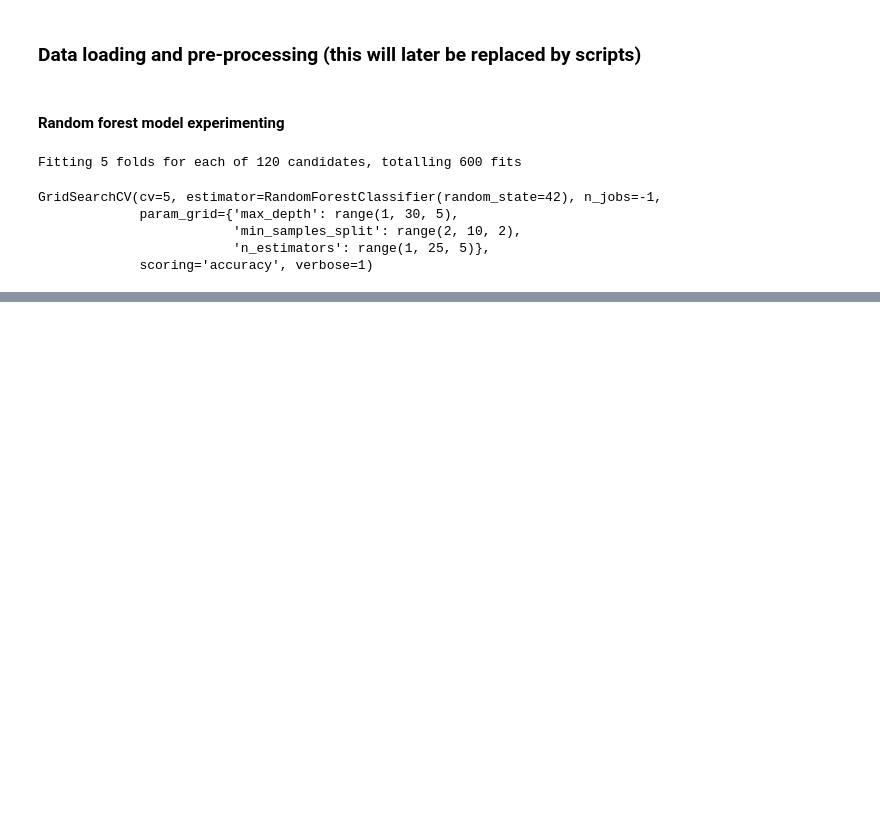
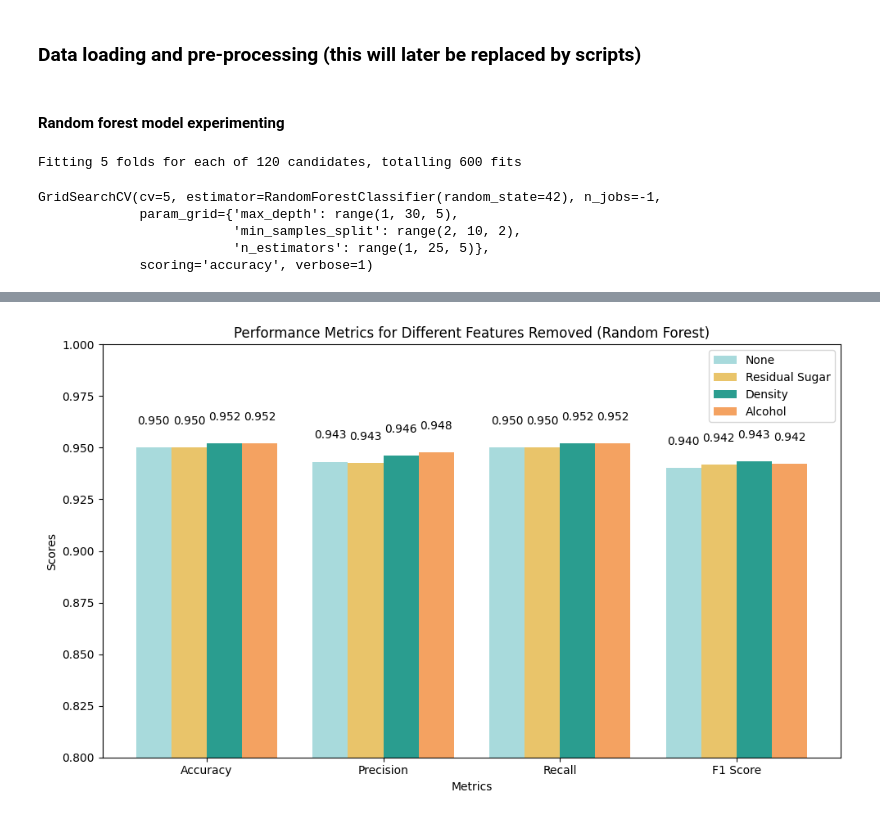
Before and after one commit to nabrego/WinePrediction, a Jupyter notebook: src/codes/experiments/random_forest/rfc_nb.ipynb, the cells around one changed output, grey strips where cells are left out. Drawn from its saved outputs; the diff is of its cells as text; code cells hidden in the pictures; blank space fills up the shorter version.

Commit message:
done evaluating features dropped models

```diff
--- a/src/codes/experiments/random_forest/rfc_nb.ipynb
+++ b/src/codes/experiments/random_forest/rfc_nb.ipynb
@@ -16,7 +17,7 @@ sys.path.append(os.path.abspath('../../../src'))
 # %%
 from scripts.data_processing import load_and_preprocess_data
 
-data_path = '../../../data/raw/winequalityN.csv'
+data_path = '../../../../data/raw/winequalityN.csv'
 X_train, X_test, y_train, y_test = load_and_preprocess_data(data_path)
 # %% [markdown]
 #### Random forest model experimenting
@@ -85,0 +87,78 @@ weighted avg       0.95      0.95      0.94       980
+# %%
+# Define features to test dropping
+feature_combinations = {
+    'None': [],
+    'Residual Sugar': ['residual sugar'],
+    'Density': ['density'],
+    'Alcohol': ['alcohol']
+}
+
+# Dictionary to store results
+metrics_scores = {name: [] for name in feature_combinations.keys()}
+
+# For each feature combination
+for name, features_to_drop in feature_combinations.items():
+    # Load and preprocess data with specified features dropped
+    X_train, X_test, y_train, y_test = load_and_preprocess_data(
+        data_path,
+        features_to_drop=features_to_drop
+    )
+
+    # Train model with best parameters from your grid search
+    clf = RandomForestClassifier(
+        max_depth=26,
+        min_samples_split=2,
+        n_estimators=21,
+        random_state=42
+    )
+
+    clf.fit(X_train, y_train)
+    y_pred = clf.predict(X_test)
+
+    # Calculate metrics
+    metrics_scores[name].extend([
+        accuracy_score(y_test, y_pred),
+        precision_score(y_test, y_pred, average='weighted'),
+        recall_score(y_test, y_pred, average='weighted'),
+        f1_score(y_test, y_pred, average='weighted')
+    ])
+
+# Define colors
+colors = ['#a8dadc',   # Light blue
+          '#e9c46a',   # Muted yellow
+          '#2a9d8f',   # Teal
+          '#f4a261']   # Soft orange
+
+# Create visualization
+fig, ax = plt.subplots(figsize=(10, 6))
+
+# Define metrics labels and positions
+metric_labels = ['Accuracy', 'Precision', 'Recall', 'F1 Score']
+x = np.arange(len(metric_labels))
+width = 0.2
+
+# Plot bars for each feature combination
+for i, (feature, scores) in enumerate(metrics_scores.items()):
+    offset = width * (i - len(metrics_scores)/2 + 0.5)
+    bars = ax.bar(x + offset, scores, width,
+                 label=feature, color=colors[i])
+
+    # Add value labels on top of bars
+    for j, v in enumerate(scores):
+        ax.text(x[j] + offset, v + 0.01, f'{v:.3f}',
+                ha='center', va='bottom', fontsize=10)
+
+# Customize the plot
+ax.set_xlabel('Metrics')
+ax.set_ylabel('Scores')
+ax.set_title('Performance Metrics for Different Features Removed (Random Forest)')
+ax.set_xticks(x)
+ax.set_xticklabels(metric_labels)
+ax.set_ylim(0.8, 1)  # Adjust as needed
+ax.legend()
+
+plt.tight_layout()
+plt.savefig('../../../data/eval_results/RF_features_removed.png', dpi=300, bbox_inches='tight')
+plt.show()
+# %% [output]
+[figure, added]
```
Also changed, not shown: parts of 4 cells of this notebook, 10 other files.
